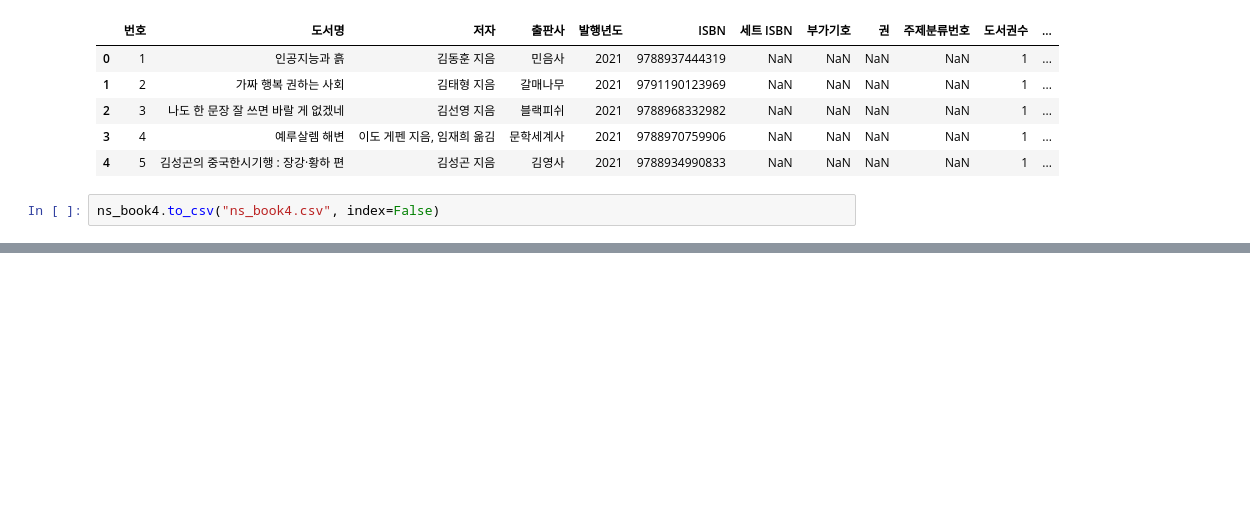
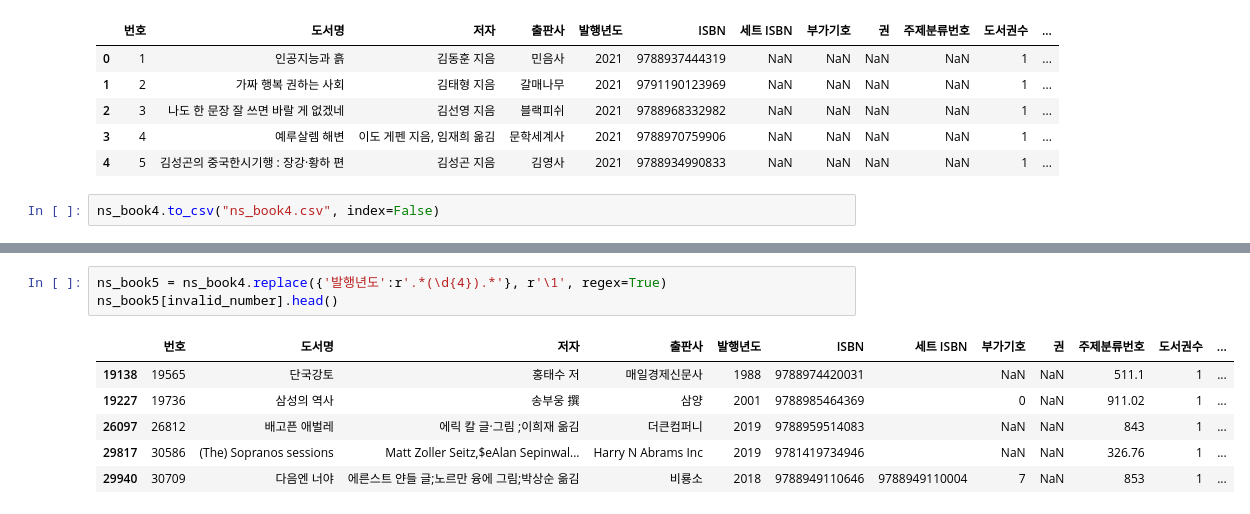
Before and after one commit to sseoh47/kdt_10, a Jupyter notebook: CLASS/EX07_STATISTICS/WORK/D1128_work_박서희.ipynb, the cells around one changed output, grey strips where cells are left out. Cells and saved outputs as stored; diff of their text form; blank space fills up the shorter version.

```diff
--- a/CLASS/EX07_STATISTICS/WORK/D1128_work_박서희.ipynb
+++ b/CLASS/EX07_STATISTICS/WORK/D1128_work_박서희.ipynb
@@ -307,0 +583,10 @@ ns_book4.equals(new_ns_book4)
+# %%
+ns_book5 = ns_book4.replace({'발행년도':r'.*(\d{4}).*'}, r'\1', regex=True)
+ns_book5[invalid_number].head()
+# %% [output]
+|  | 번호 | 도서명 | 저자 | 출판사 | 발행년도 | ISBN | 세트 ISBN | 부가기호 | 권 | 주제분류번호 | 도서권수 | ... |
+| 19138 | 19565 | 단국강토 | 홍태수 저 | 매일경제신문사 | 1988 | 9788974420031 |  | NaN | NaN | 511.1 | 1 | ... |
+| 19227 | 19736 | 삼성의 역사 | 송부웅 撰 | 삼양 | 2001 | 9788985464369 |  | 0 | NaN | 911.02 | 1 | ... |
+| 26097 | 26812 | 배고픈 애벌레 | 에릭 칼 글·그림 ;이희재 옮김 | 더큰컴퍼니 | 2019 | 9788959514083 |  | NaN | NaN | 843 | 1 | ... |
+| 29817 | 30586 | (The) Sopranos sessions | Matt Zoller Seitz,$eAlan Sepinwal... | Harry N Abrams Inc | 2019 | 9781419734946 |  | NaN | NaN | 326.76 | 1 | ... |
+| 29940 | 30709 | 다음엔 너야 | 에른스트 얀들 글;노르만 융에 그림;박상순 옮김 | 비룡소 | 2018 | 9788949110646 | 9788949110004 | 7 | NaN | 853 | 1 | ... |
```
Also changed, not shown: parts of 48 cells of this notebook, 2 other files.
